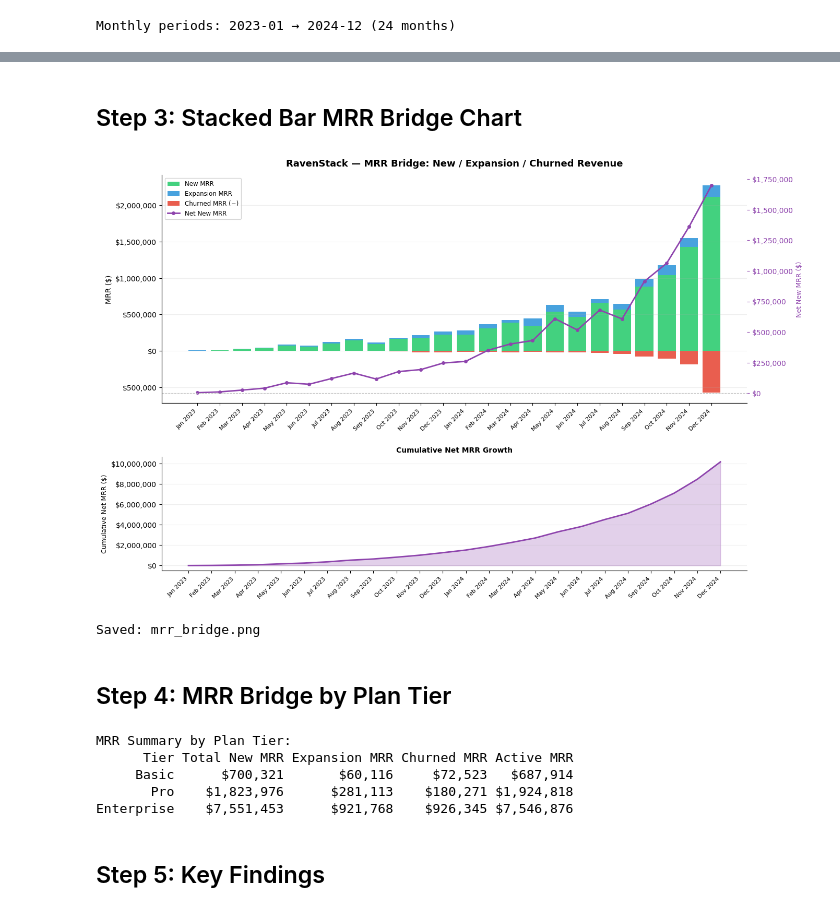
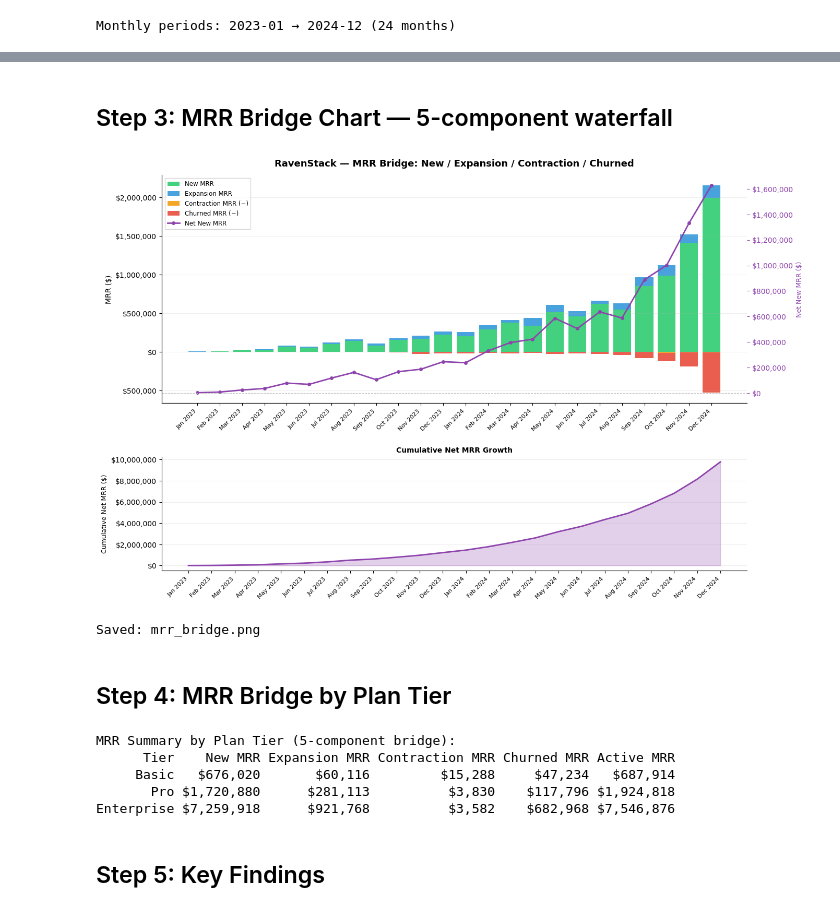
Before and after one commit to chi-n-nguyen/saas-growth-retention-analysis, a Jupyter notebook: notebooks/02_mrr_bridge.ipynb, the cells around one changed output, grey strips where cells are left out. Saved outputs shown, nothing was run; the diff lists cells and outputs as text; code cells hidden in the pictures.

Commit message:
feat: add contraction MRR as 4th bridge component, separate from churn

```diff
--- a/notebooks/02_mrr_bridge.ipynb
+++ b/notebooks/02_mrr_bridge.ipynb
@@ -129,24 +186,32 @@ Net MRR change overall: $10,159,608
 # %% [markdown]
-## Step 3: Stacked Bar MRR Bridge Chart
+## Step 3: MRR Bridge Chart — 5-component waterfall
 # %%
 fig, (ax1, ax2) = plt.subplots(2, 1, figsize=(14, 9), gridspec_kw={'height_ratios': [2, 1]})
 
 months_idx = range(len(bridge))
 x_labels = bridge['month_str'].tolist()
 
-# Color palette
-C_NEW  = '#2ecc71'
-C_EXP  = '#3498db'
-C_CHURN = '#e74c3c'
-C_NET  = '#8e44ad'
+C_NEW         = '#2ecc71'   # green  — new revenue
+C_EXP         = '#3498db'   # blue   — expansion
+C_CONTRACTION = '#f39c12'   # orange — contraction (downgrade)
+C_CHURN       = '#e74c3c'   # red    — full churn
+C_NET         = '#8e44ad'   # purple — net new
 
-# --- Top chart: Stacked bar (New + Expansion positive, Churned negative) ---
-ax1.bar(months_idx, bridge['new_mrr'],       color=C_NEW,   label='New MRR',       alpha=0.9)
-ax1.bar(months_idx, bridge['expansion_mrr'], color=C_EXP,   label='Expansion MRR', alpha=0.9,
+# --- Top chart: stacked positive (New + Expansion) and negative (Contraction + Churned) ---
+ax1.bar(months_idx, bridge['new_mrr'],
+        color=C_NEW, alpha=0.9, label='New MRR')
+ax1.bar(months_idx, bridge['expansion_mrr'],
+        color=C_EXP, alpha=0.9, label='Expansion MRR',
         bottom=bridge['new_mrr'])
-ax1.bar(months_idx, -bridge['churned_mrr'],  color=C_CHURN, label='Churned MRR (−)', alpha=0.9)
 
-# Net new MRR line
+# Negative stack: contraction first (closer to zero), then churn below
+ax1.bar(months_idx, -bridge['contraction_mrr'],
+        color=C_CONTRACTION, alpha=0.9, label='Contraction MRR (−)')
+ax1.bar(months_idx, -bridge['churned_mrr'],
+        color=C_CHURN, alpha=0.9, label='Churned MRR (−)',
+        bottom=-bridge['contraction_mrr'])
+
+# Net New MRR overlay line
 ax1_twin = ax1.twinx()
 ax1_twin.plot(months_idx, bridge['net_new_mrr'], color=C_NET,
               linewidth=2, marker='o', markersize=4, label='Net New MRR')
@@ -154,65 +219,71 @@ ax1_twin.axhline(0, color='#bbb', linewidth=0.8, linestyle='--')
 ax1_twin.yaxis.set_major_formatter(mticker.FuncFormatter(lambda x, _: f'${x:,.0f}'))
 ax1_twin.set_ylabel('Net New MRR ($)', color=C_NET, fontsize=9)
 ax1_twin.tick_params(axis='y', colors=C_NET)
 ax1_twin.spines['top'].set_visible(False)
 
 ax1.set_xticks(months_idx)
 ax1.set_xticklabels(x_labels, rotation=45, ha='right', fontsize=8)
 ax1.yaxis.set_major_formatter(mticker.FuncFormatter(lambda x, _: f'${abs(x):,.0f}'))
 ax1.set_ylabel('MRR ($)', fontsize=10)
-ax1.set_title('RavenStack — MRR Bridge: New / Expansion / Churned Revenue', fontsize=13, fontweight='bold', pad=12)
+ax1.set_title('RavenStack — MRR Bridge: New / Expansion / Contraction / Churned',
+              fontsize=13, fontweight='bold', pad=12)
 ax1.grid(axis='y', alpha=0.2)
 
-# Combined legend
 handles1, labels1 = ax1.get_legend_handles_labels()
 handles2, labels2 = ax1_twin.get_legend_handles_labels()
 ax1.legend(handles1 + handles2, labels1 + labels2, loc='upper left', fontsize=8.5)
 
 # --- Bottom chart: Cumulative Net MRR ---
 ax2.fill_between(months_idx, bridge['cumulative_mrr'], alpha=0.25, color=C_NET)
 ax2.plot(months_idx, bridge['cumulative_mrr'], color=C_NET, linewidth=2)
 ax2.set_xticks(months_idx)
 ax2.set_xticklabels(x_labels, rotation=45, ha='right', fontsize=8)
 ax2.yaxis.set_major_formatter(mticker.FuncFormatter(lambda x, _: f'${x:,.0f}'))
 ax2.set_ylabel('Cumulative Net MRR ($)', fontsize=9)
 ax2.set_title('Cumulative Net MRR Growth', fontsize=10, fontweight='bold')
 ax2.grid(axis='y', alpha=0.2)
 
 plt.tight_layout(pad=2)
 plt.savefig('../outputs/mrr_bridge.png', dpi=150, bbox_inches='tight')
 plt.show()
 print('Saved: mrr_bridge.png')
 # %% [output]
-[figure, old version]
+[figure, new version]
 Saved: mrr_bridge.png
 # %% [markdown]
 ## Step 4: MRR Bridge by Plan Tier
 # %%
-# Annual MRR summary by tier
 tier_summary = []
 for tier in ['Basic', 'Pro', 'Enterprise']:
     t = subs[(subs['plan_tier'] == tier) & (subs['is_trial'] == False)]
-    new_mrr = t[t['upgrade_flag'] == False]['mrr_amount'].sum()
-    exp_mrr = t[t['upgrade_flag'] == True]['mrr_amount'].sum()
-    churn_mrr = t[t['churn_flag'] == True]['mrr_amount'].sum()
-    active_mrr = t[t['churn_flag'] == False]['mrr_amount'].sum()
+
+    new_mrr        = t[(t['upgrade_flag'] == False) & (t['downgrade_flag'] == False)]['mrr_amount'].sum()
+    exp_mrr        = t[t['upgrade_flag'] == True]['mrr_amount'].sum()
+    contraction    = downgrade_subs[downgrade_subs['plan_tier'] == tier]['contraction_amount'].sum()
+    churn_mrr      = t[
+        (t['churn_flag'] == True) &
+        (~t['account_id'].isin(downgrade_subs['account_id']))
+    ]['mrr_amount'].sum()
+    active_mrr     = t[t['churn_flag'] == False]['mrr_amount'].sum()
+
     tier_summary.append({
-        'Tier': tier,
-        'Total New MRR': f'${new_mrr:,.0f}',
-        'Expansion MRR': f'${exp_mrr:,.0f}',
-        'Churned MRR':   f'${churn_mrr:,.0f}',
-        'Active MRR':    f'${active_mrr:,.0f}'
+        'Tier':             tier,
+        'New MRR':          f'${new_mrr:,.0f}',
+        'Expansion MRR':    f'${exp_mrr:,.0f}',
+        'Contraction MRR':  f'${contraction:,.0f}',
+        'Churned MRR':      f'${churn_mrr:,.0f}',
+        'Active MRR':       f'${active_mrr:,.0f}',
     })
 
 tier_df = pd.DataFrame(tier_summary)
-print('MRR Summary by Plan Tier:')
+print('MRR Summary by Plan Tier (5-component bridge):')
 print(tier_df.to_string(index=False))
 # %% [output]
-MRR Summary by Plan Tier:
-      Tier Total New MRR Expansion MRR Churned MRR Active MRR
-     Basic      $700,321       $60,116     $72,523   $687,914
-       Pro    $1,823,976      $281,113    $180,271 $1,924,818
-Enterprise    $7,551,453      $921,768    $926,345 $7,546,876
+MRR Summary by Plan Tier (5-component bridge):
+      Tier    New MRR Expansion MRR Contraction MRR Churned MRR Active MRR
+     Basic   $676,020       $60,116         $15,288     $47,234   $687,914
+       Pro $1,720,880      $281,113          $3,830    $117,796 $1,924,818
+Enterprise $7,259,918      $921,768          $3,582    $682,968 $7,546,876
 # %% [markdown]
 ## Step 5: Key Findings
 # %%
```
Also changed, not shown: parts of 6 cells of this notebook, 1 other file.
